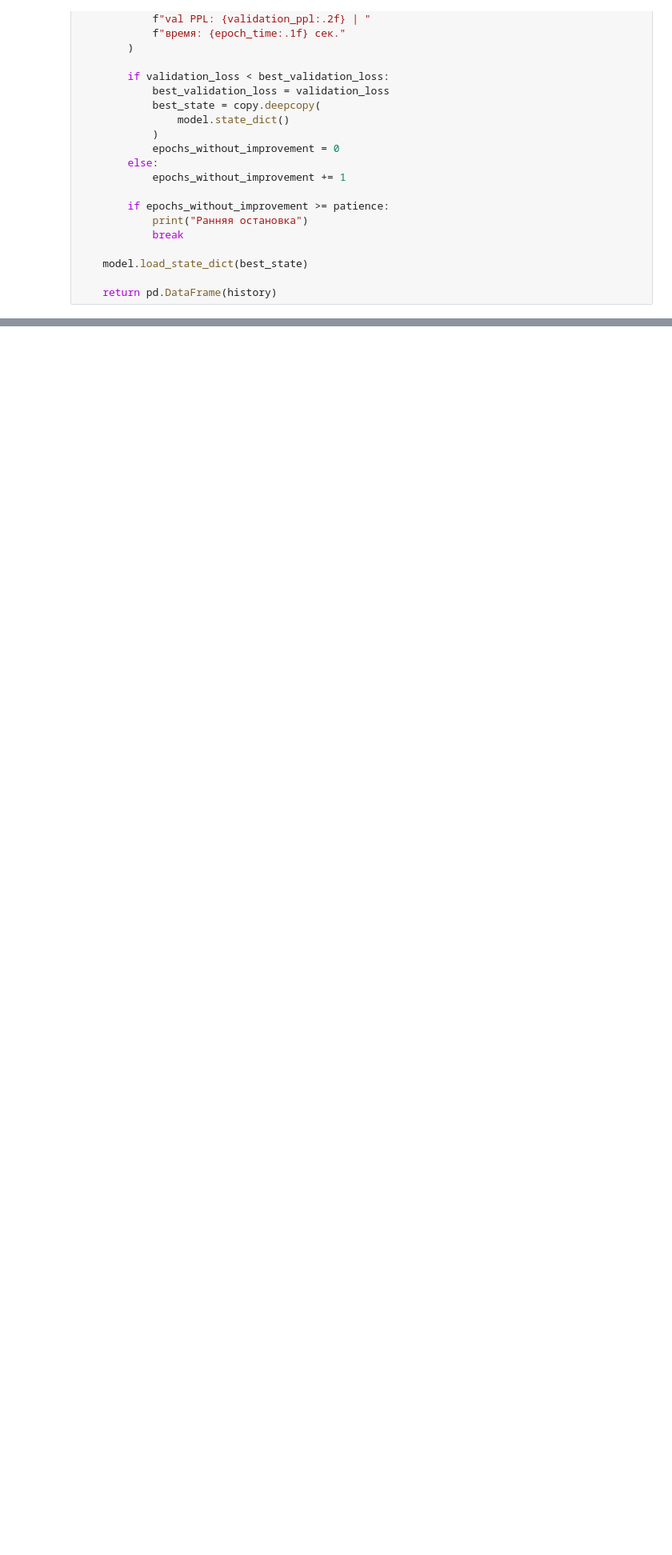
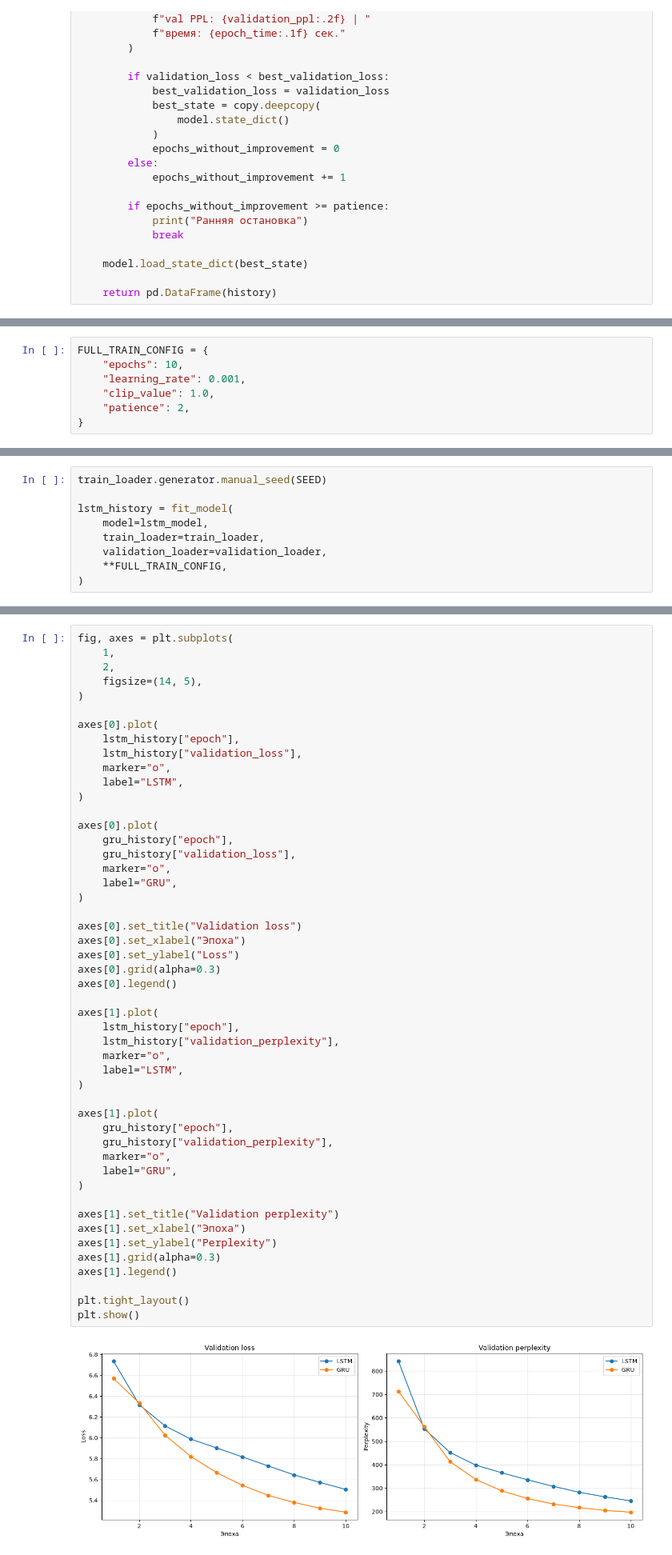
Before and after one commit to Tuinf1/03_ltsm_text_auto-completion-1_project-, a Jupyter notebook: 01_work_test.ipynb, the cells around one changed output, grey strips where cells are left out. Shown at 80% size. Saved outputs shown, nothing was run; the diff lists cells and outputs as text; blank space fills up the shorter version.

```diff
--- a/01_work_test.ipynb
+++ b/01_work_test.ipynb
@@ -1491,0 +2187,7 @@ def fit_model(
+# %%
+FULL_TRAIN_CONFIG = {
+    "epochs": 10,
+    "learning_rate": 0.001,
+    "clip_value": 1.0,
+    "patience": 2,
+}
@@ -1491,0 +2196,9 @@ def fit_model(
+# %%
+train_loader.generator.manual_seed(SEED)
+
+lstm_history = fit_model(
+    model=lstm_model,
+    train_loader=train_loader,
+    validation_loader=validation_loader,
+    **FULL_TRAIN_CONFIG,
+)
@@ -1491,0 +2383,51 @@ def fit_model(
+# %%
+fig, axes = plt.subplots(
+    1,
+    2,
+    figsize=(14, 5),
+)
+
+axes[0].plot(
+    lstm_history["epoch"],
+    lstm_history["validation_loss"],
+    marker="o",
+    label="LSTM",
+)
+
+axes[0].plot(
+    gru_history["epoch"],
+    gru_history["validation_loss"],
+    marker="o",
+    label="GRU",
+)
+
+axes[0].set_title("Validation loss")
+axes[0].set_xlabel("Эпоха")
+axes[0].set_ylabel("Loss")
+axes[0].grid(alpha=0.3)
+axes[0].legend()
+
+axes[1].plot(
+    lstm_history["epoch"],
+    lstm_history["validation_perplexity"],
+    marker="o",
+    label="LSTM",
+)
+
+axes[1].plot(
+    gru_history["epoch"],
+    gru_history["validation_perplexity"],
+    marker="o",
+    label="GRU",
+)
+
+axes[1].set_title("Validation perplexity")
+axes[1].set_xlabel("Эпоха")
+axes[1].set_ylabel("Perplexity")
+axes[1].grid(alpha=0.3)
+axes[1].legend()
+
+plt.tight_layout()
+plt.show()
+# %% [output]
+[figure, added]
```
Also changed, not shown: parts of 83 cells of this notebook, 4 other files.
